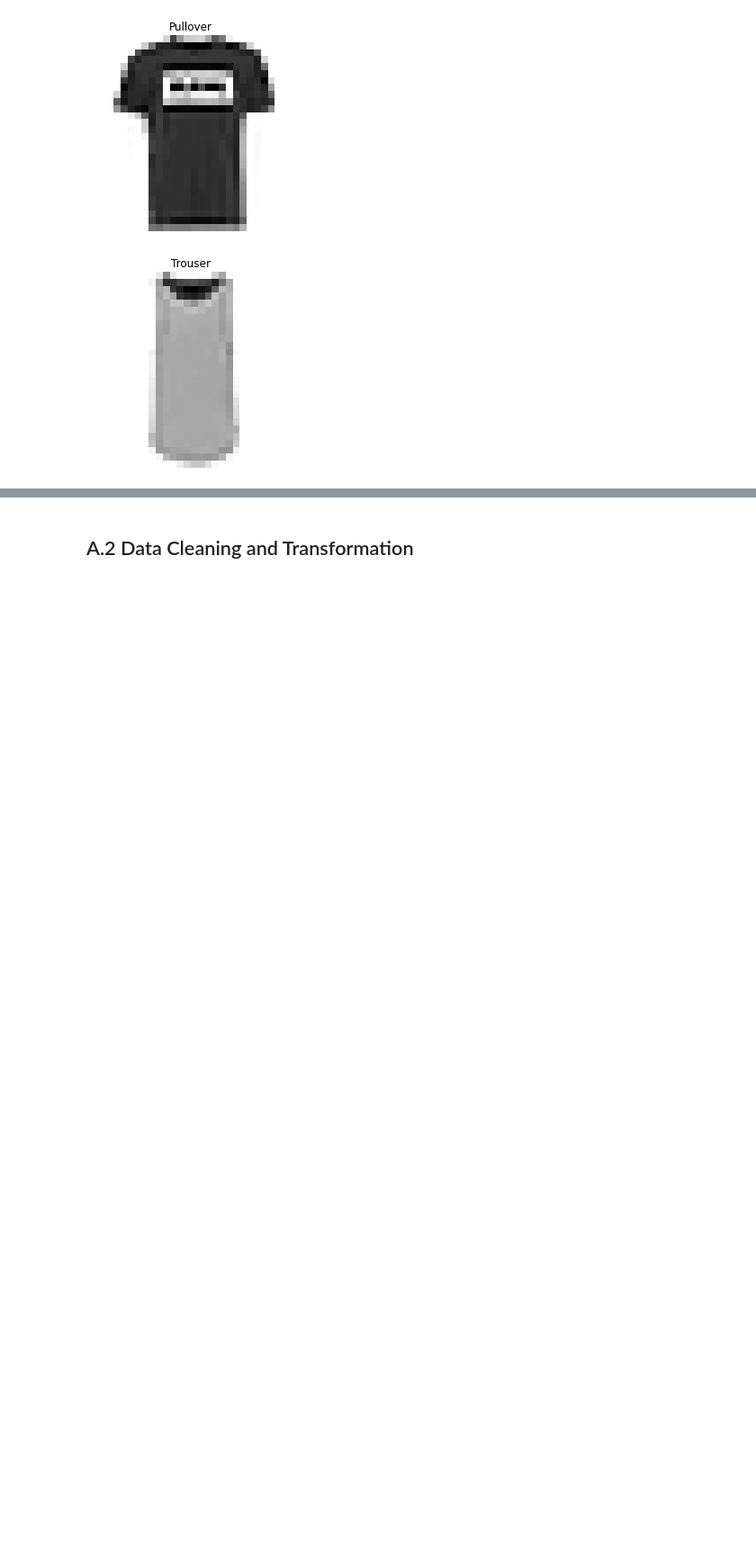
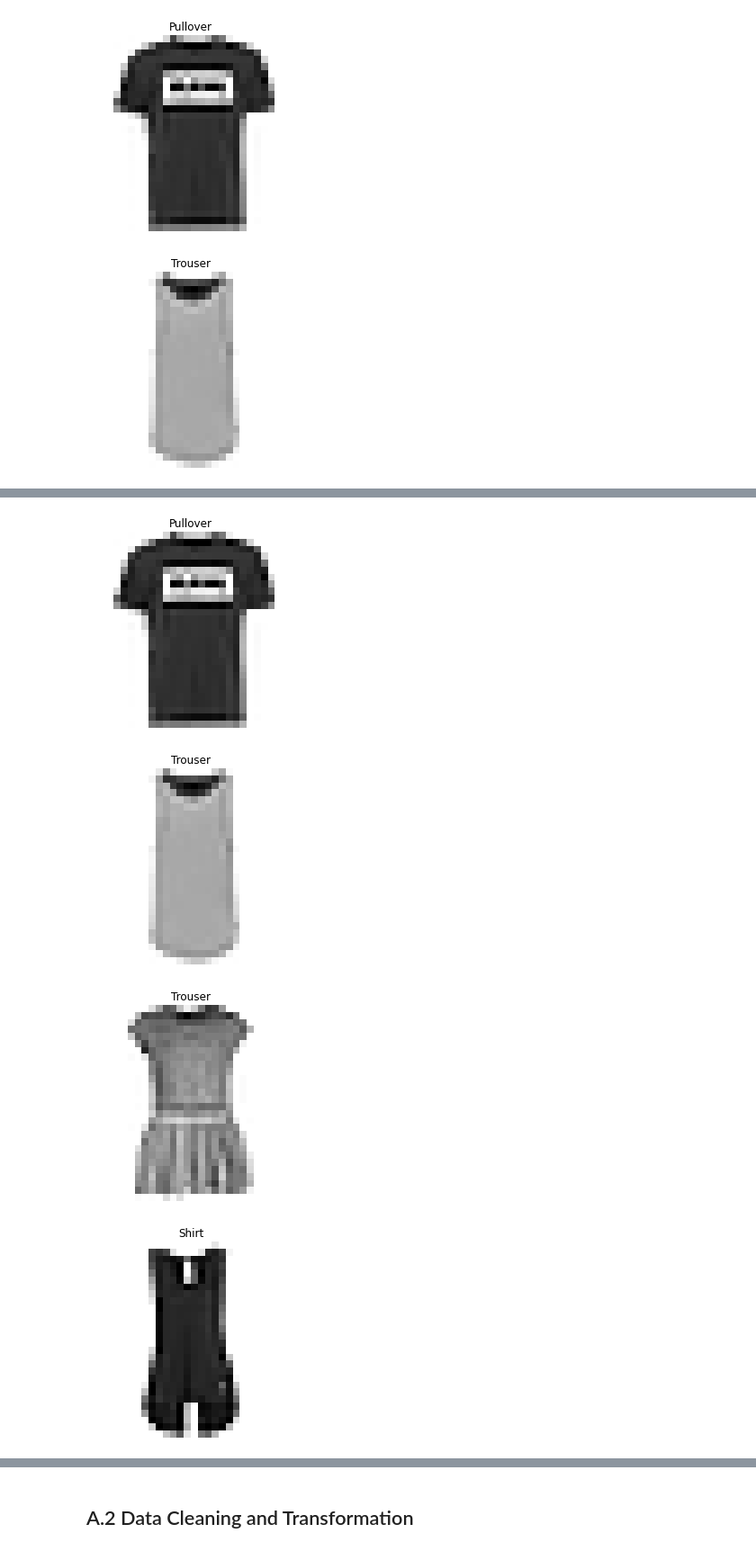
Before and after one commit to demelere/CNNs-for-Computer-Vision, a Jupyter notebook: 458_Assignment_2.ipynb, the cells around one changed output, grey strips where cells are left out. Shown at 90% size. Saved outputs shown, nothing was run; the diff lists cells and outputs as text; code cells hidden in the pictures; blank space fills up the shorter version.

```diff
--- a/458_Assignment_2.ipynb
+++ b/458_Assignment_2.ipynb
@@ -133,3 +131,10 @@ plt.title(class_names[test_labels[2]], fontsize=12)
 plt.show()
 # %% [output]
 [figure]
+# %%
+for i in range (9):
+  plt.imshow(train_images[i], cmap="binary")
+  plt.axis('off')
+  plt.title(class_names[test_labels[i]], fontsize=12)
+  plt.show()
+# %% [output]
@@ -135,0 +142,4 @@ plt.show()
+[figure, added]
+[figure, added]
+[figure, added]
+[figure, added]
```
Also changed, not shown: parts of 29 cells of this notebook.
